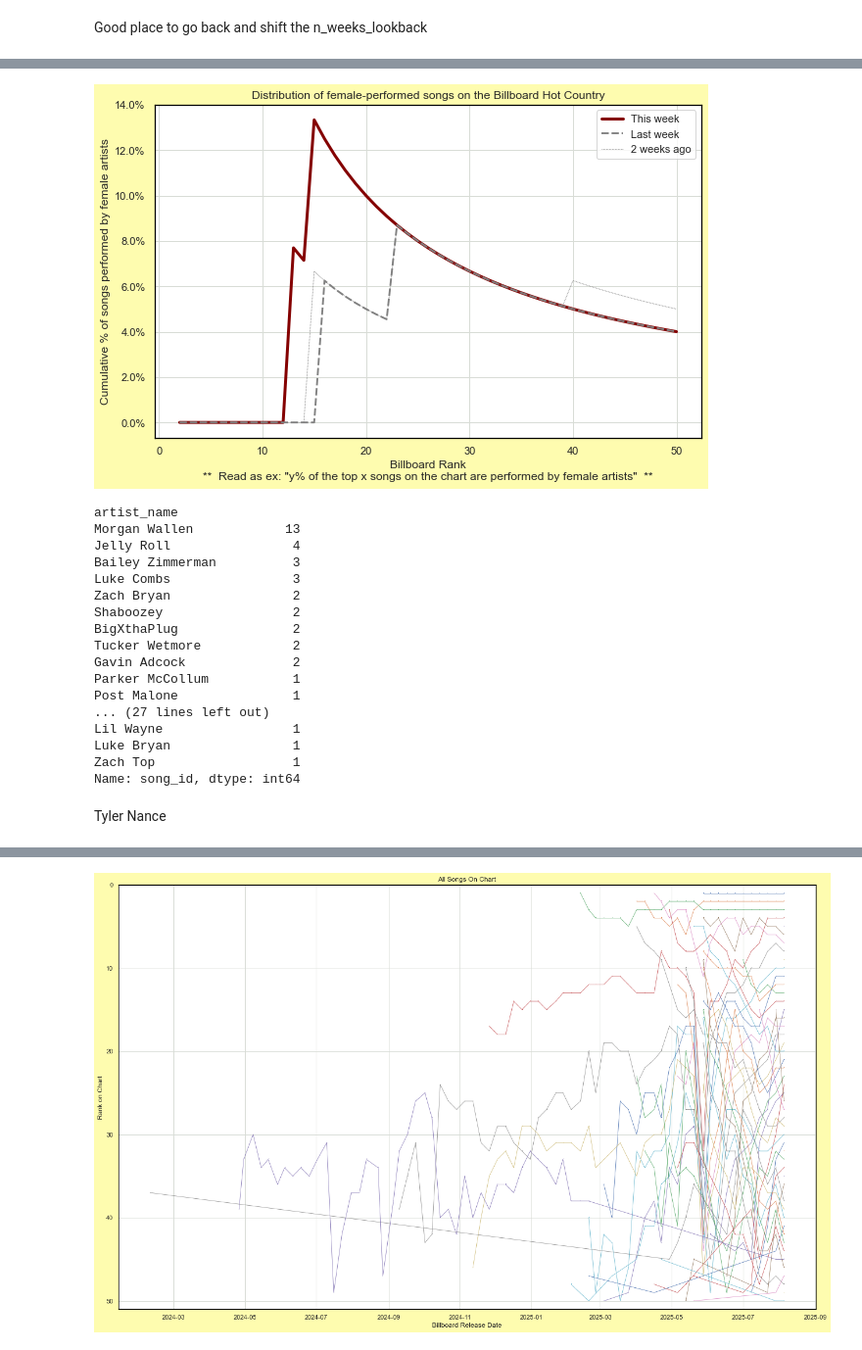
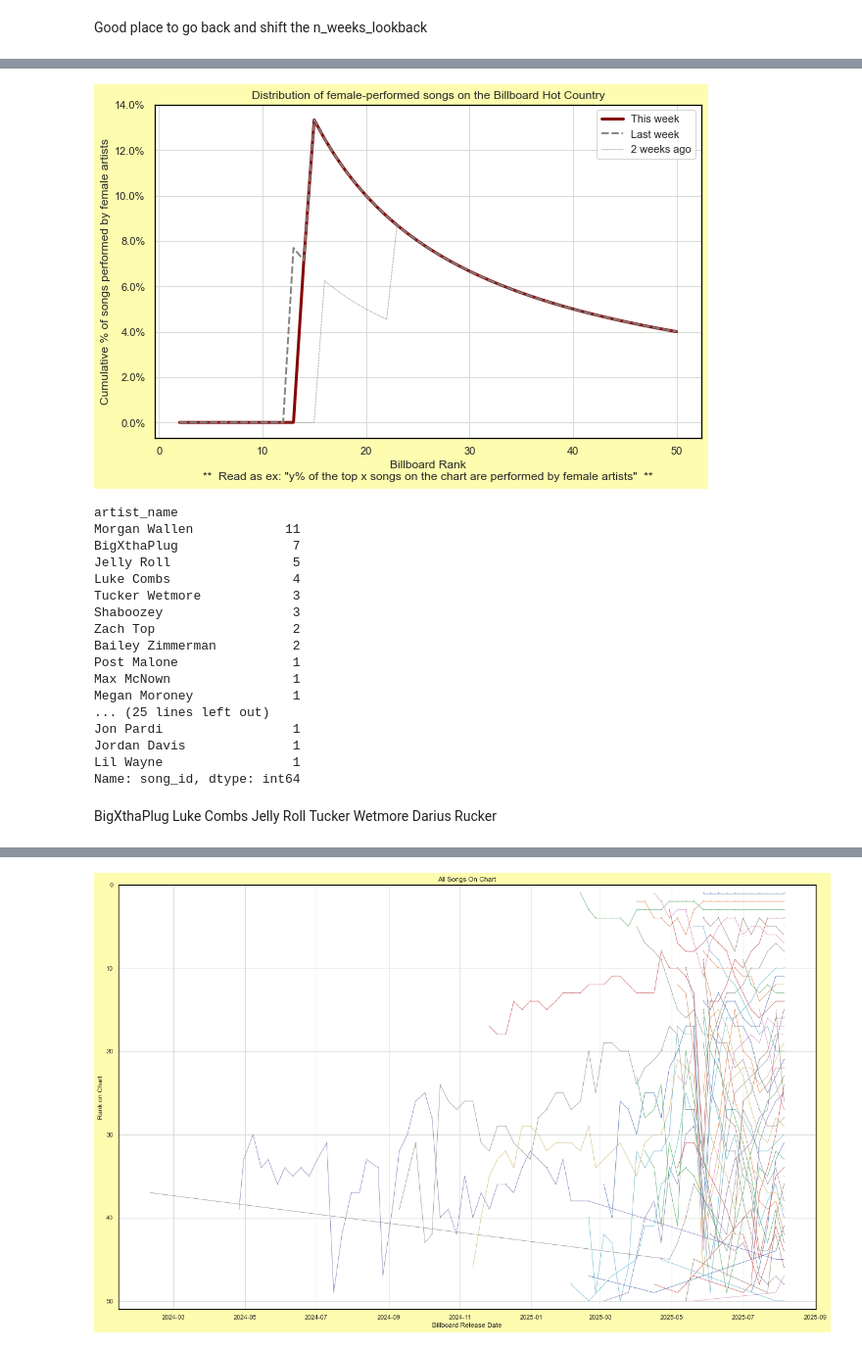
Before and after one commit to jwmanahan/billboard, a Jupyter notebook: add_new_week.ipynb, the cells around one changed output, grey strips where cells are left out. Shown at 98% size. Saved outputs shown, nothing was run; the diff lists cells and outputs as text; code cells hidden in the pictures.

```diff
--- a/add_new_week.ipynb
+++ b/add_new_week.ipynb
@@ -33,7 +33,7 @@ sns.set(
 # Change the billboard_observation_date!
 # %%
 current_date = date.today().strftime('%Y-%m-%d')
-billboard_observation_date = '2025-08-26'
+billboard_observation_date = '2025-09-03'
 # %%
 # Set up SQL connection
 %config SqlMagic.autopandas = True
@@ -700,32 +730,32 @@ plt.gca().yaxis.set_major_formatter(mtick.PercentFormatter(xmax = 1))
 # %%
 weeks_to_show = 3
 graph = sns.lineplot(
     data = df_cumulative_pct_female[
         (df_cumulative_pct_female['billboard_rank'] > 1)
         & (
             pd.to_datetime(df_cumulative_pct_female['billboard_observation_date'])
             > pd.to_datetime(billboard_observation_date)
                 + pd.DateOffset(days = -7 * (weeks_to_show - 1) - 3)
           )
       ]
     , y = 'cumulative_pct_female'
     , x = 'billboard_rank'
     , palette = ['xkcd:dark red', 'grey', 'grey'] # to modularize past three
     , hue = 'billboard_observation_date'
     , size = 'billboard_observation_date'
     , style = 'billboard_observation_date'
 )
 
 plt.legend(['This week', 'Last week', '2 weeks ago'])
 plt.title('Distribution of female-performed songs on the Billboard Hot Country')
 plt.xlabel(
     'Billboard Rank\n'
-    + '**  Read as ex: "y% of the top x songs on the chart are performed by female artists"  **'
+    + '**  Read as "y% of the top x songs on the chart are performed by female artists"  **'
 )
 plt.ylabel('Cumulative % of songs performed by female artists')
 graph.yaxis.set_major_formatter(mtick.StrMethodFormatter('{x:.1%}'))
 # %% [output]
-[figure, old version]
+[figure, new version]
 # %%
 credit_type_to_linestyle = {
     'Lead artist' : 'solid'
@@ -742,24 +772,28 @@ df_weeks_for_artist[
 ].sort_values(ascending = False)
 # %% [output]
 artist_name
-Morgan Wallen            13
-Jelly Roll                4
-Bailey Zimmerman          3
-Luke Combs                3
-Zach Bryan                2
-Shaboozey                 2
-BigXthaPlug               2
-Tucker Wetmore            2
-Gavin Adcock              2
-Parker McCollum           1
+Morgan Wallen            11
+BigXthaPlug               7
+Jelly Roll                5
+Luke Combs                4
+Tucker Wetmore            3
+Shaboozey                 3
+Zach Top                  2
+Bailey Zimmerman          2
 Post Malone               1
-... (27 lines left out)
+Max McNown                1
+Megan Moroney             1
+... (25 lines left out)
+Jon Pardi                 1
+Jordan Davis              1
 Lil Wayne                 1
-Luke Bryan                1
-Zach Top                  1
 Name: song_id, dtype: int64
 # %% [markdown]
-Tyler Nance
+BigXthaPlug
+Luke Combs
+Jelly Roll
+Tucker Wetmore
+Darius Rucker
 # %%
 # For now, manual artist name selection
 # TODO: Create charts for every artist on this week's chart at once
```
Also changed, not shown: parts of 21 cells of this notebook, 4 other files.
